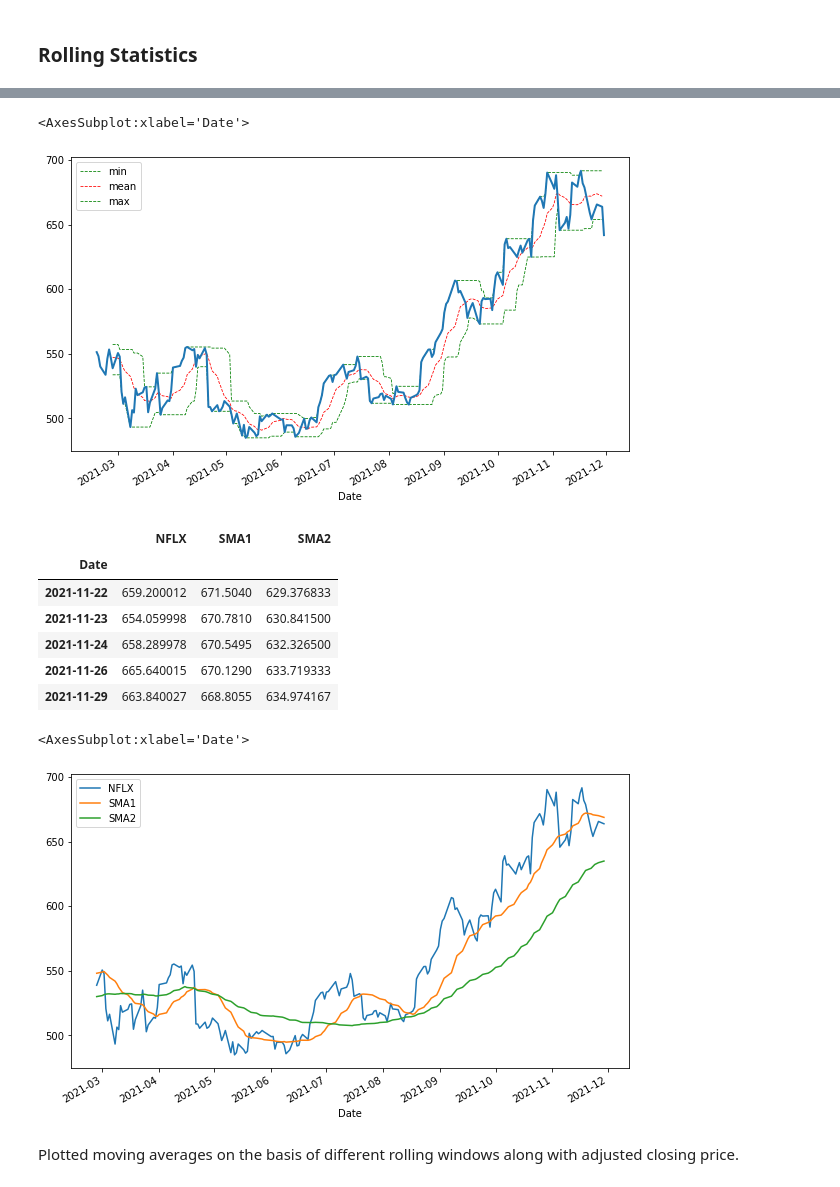
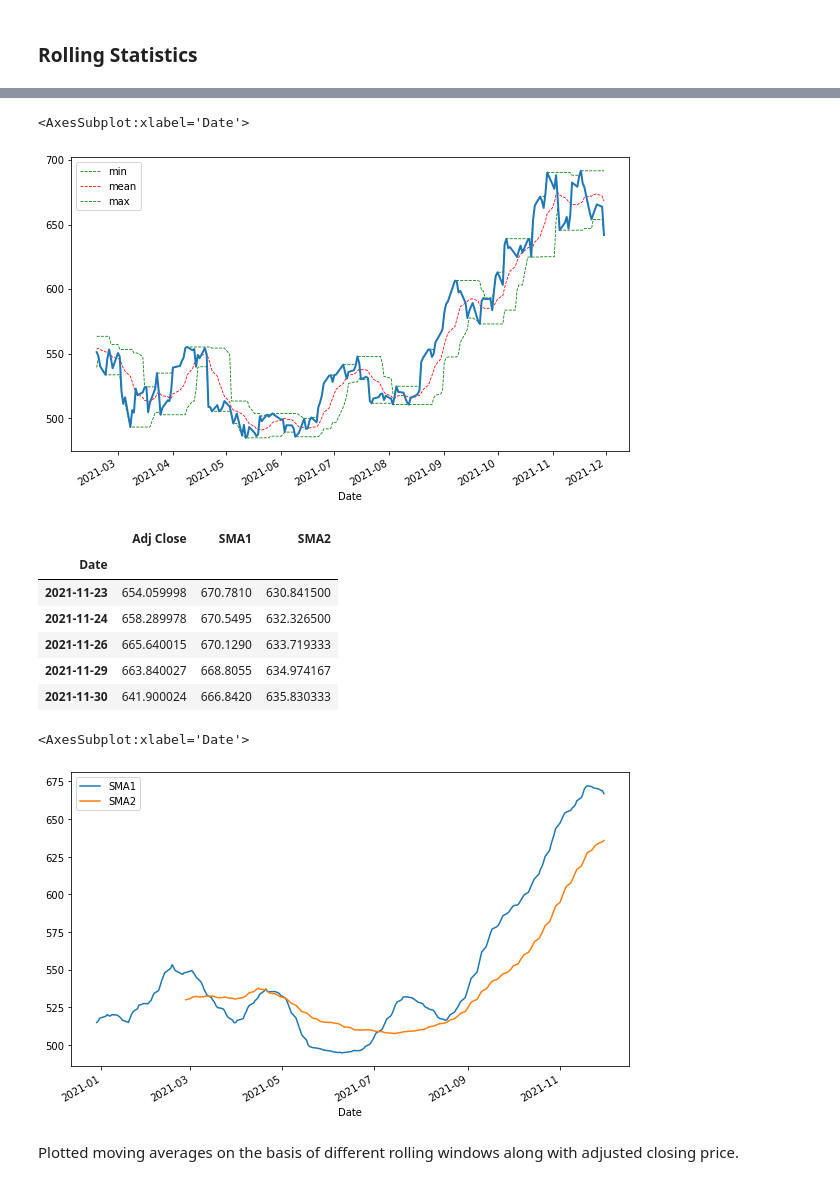
Before and after one commit to shreeyagurung/CMF_2021_Westminster, a Jupyter notebook: w1803003- Pricing a derivative option.ipynb, the cells around one changed output, grey strips where cells are left out. Saved outputs shown, nothing was run; the diff lists cells and outputs as text; code cells hidden in the pictures.

```diff
--- a/w1803003- Pricing a derivative option.ipynb
+++ b/w1803003- Pricing a derivative option.ipynb
@@ -127,12 +128,14 @@ rets.cumsum().apply(np.exp).plot(figsize=(10, 6))
 [figure]
 # %% [markdown]
 ### Rolling Statistics
+# %%
+data1=initial_data
 # %%
-NFLX_data['min'] = data.rolling(window=10).min()
-NFLX_data['mean'] = data.rolling(window=10).mean()
-NFLX_data['std'] = data.rolling(window=10).std()
-NFLX_data['median'] = data.rolling(window=10).median()
-NFLX_data['max'] = data.rolling(window=10).max()
-NFLX_data['ewma'] = data.ewm(halflife=0.5, min_periods=window).mean()
+NFLX_data['min'] = data1['Adj Close'].rolling(window=10).min()
+NFLX_data['mean'] = data1['Adj Close'].rolling(window=10).mean()
+NFLX_data['std'] = data1['Adj Close'].rolling(window=10).std()
+NFLX_data['median'] = data1['Adj Close'].rolling(window=10).median()
+NFLX_data['max'] = data1['Adj Close'].rolling(window=10).max()
+NFLX_data['ewma'] = data1['Adj Close'].ewm(halflife=0.5, min_periods=10).mean()
 NFLX_data.dropna().head()
 # %% [output]
@@ -148,24 +151,24 @@ ax = NFLX_data[['min', 'mean', 'max']].iloc[-200:].plot(figsize=(10, 6), style=[
 data.iloc[-200:].plot(ax=ax, lw=2.0)
 # %% [output]
 <AxesSubplot:xlabel='Date'>
-[figure, old version]
+[figure, new version]
 # %%
 NFLX_data['SMA1'] = data.rolling(window=20).mean()
 NFLX_data['SMA2'] = data.rolling(window=60).mean()
-NFLX_data[[sym,'SMA1', 'SMA2']].tail()
+NFLX_data[['Adj Close','SMA1', 'SMA2']].tail()
 # %% [output]
-|  | NFLX | SMA1 | SMA2 |
+|  | Adj Close | SMA1 | SMA2 |
 | Date |  |  |  |
-| 2021-11-22 | 659.200012 | 671.5040 | 629.376833 |
 | 2021-11-23 | 654.059998 | 670.7810 | 630.841500 |
 | 2021-11-24 | 658.289978 | 670.5495 | 632.326500 |
 | 2021-11-26 | 665.640015 | 670.1290 | 633.719333 |
 | 2021-11-29 | 663.840027 | 668.8055 | 634.974167 |
+| 2021-11-30 | 641.900024 | 666.8420 | 635.830333 |
 # %%
-NFLX_data[[sym,'SMA1', 'SMA2']].plot(figsize=(10, 6))
+NFLX_data[['SMA1', 'SMA2']].plot(figsize=(10, 6))
 # %% [output]
 <AxesSubplot:xlabel='Date'>
-[figure, old version]
+[figure, new version]
 # %% [markdown]
 Plotted moving averages on the basis of different rolling windows along with adjusted closing price.
 # %%
```
Also changed, not shown: parts of 10 cells of this notebook.
